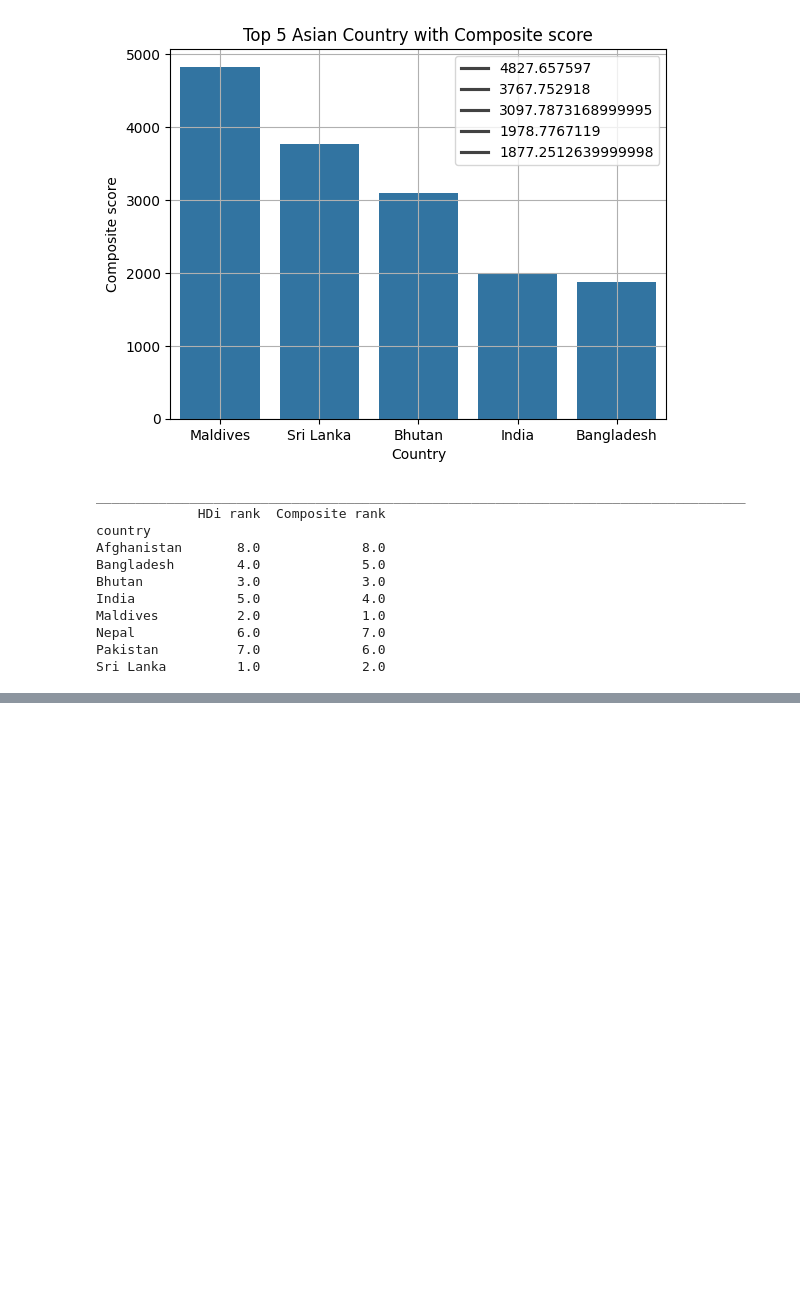
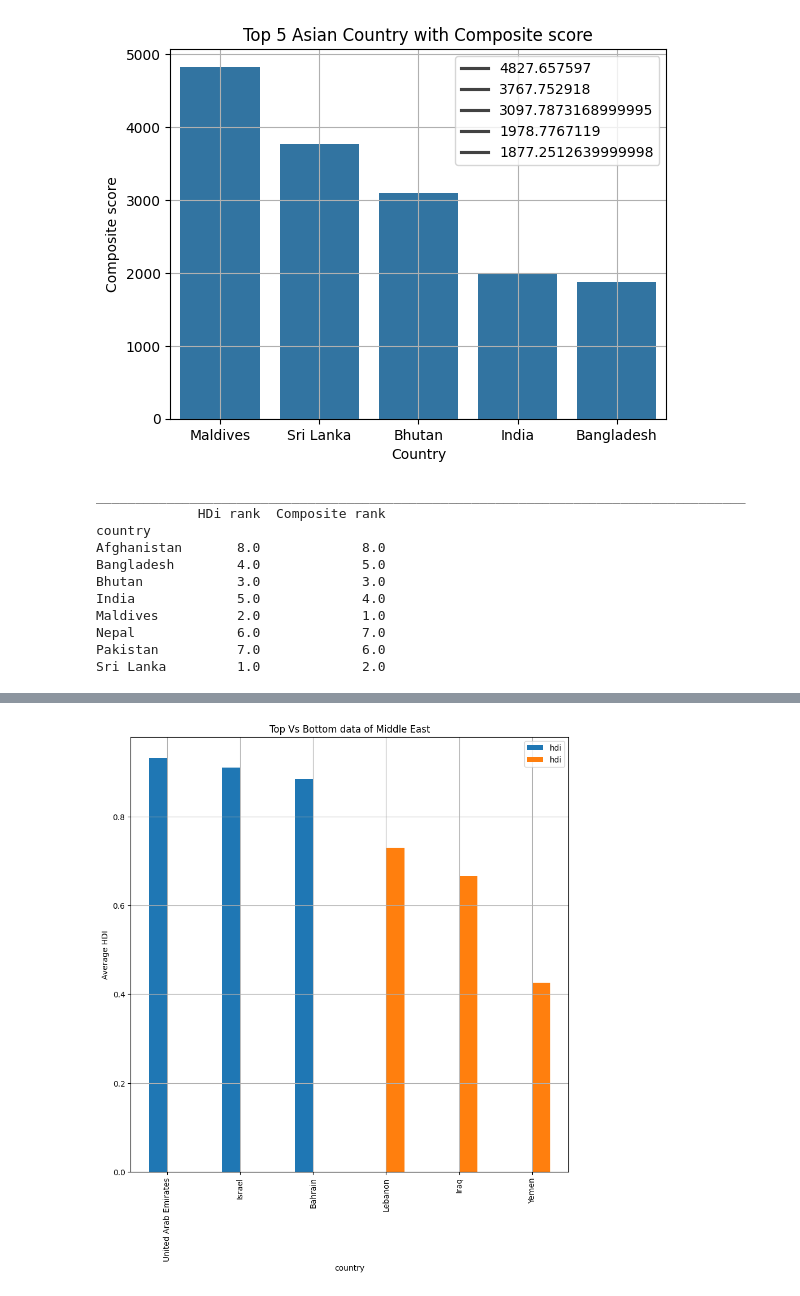
Before and after one commit to budhathoki10/Concept_and_Technology_of_AI, a Jupyter notebook: 2501932_Kushal_Budhathoki.ipynb, the cells around one changed output, grey strips where cells are left out. Drawn from its saved outputs; the diff is of its cells as text; code cells hidden in the pictures; blank space fills up the shorter version.

```diff
--- a/2501932_Kushal_Budhathoki.ipynb
+++ b/2501932_Kushal_Budhathoki.ipynb
@@ -344,0 +435,12 @@ Name: GNI HDI Gap, dtype: float64
+# %%
+#compare data of middle east
+compare_data= pd.concat([
+    middleEast_top, middleEast_bottom,
+],axis=1)
+compare_data.plot(kind='bar', figsize=(10,10))
+plt.title("Top Vs Bottom data of Middle East")
+plt.ylabel("Average HDI")
+plt.grid()
+plt.show()
+# %% [output]
+[figure, added]
```
Also changed, not shown: parts of 7 cells of this notebook.
